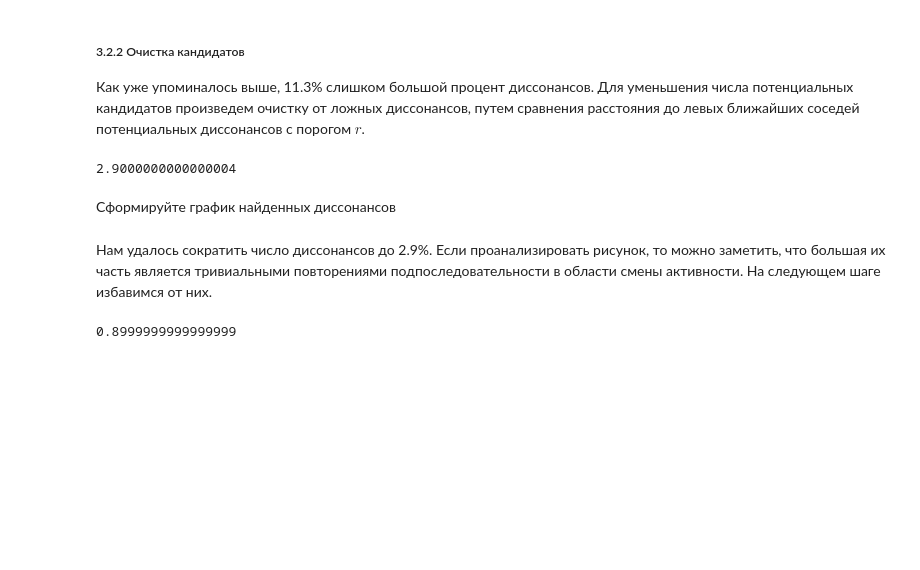
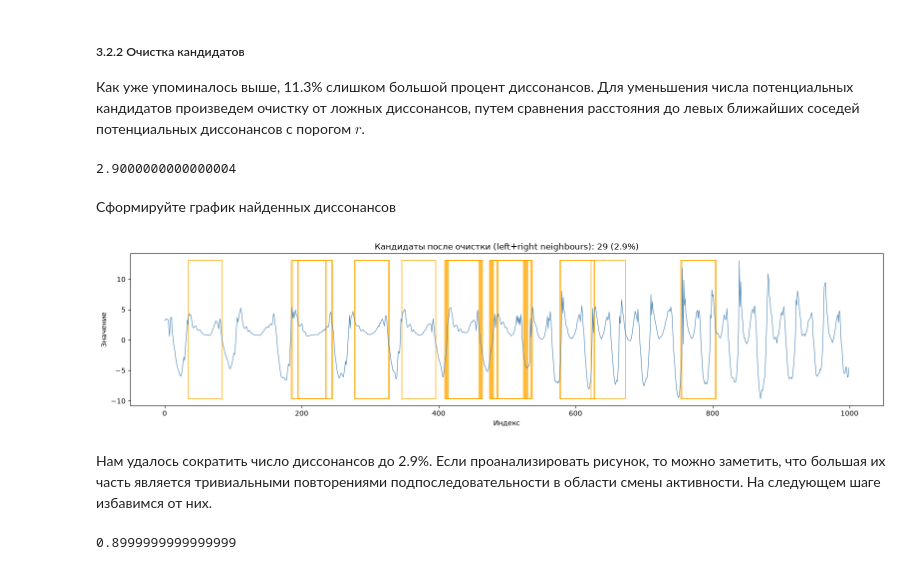
Before and after one commit to Moss847/2026-Khudoyan-TimeSeriesCourse, a Jupyter notebook: practice/03 Discords/03 Discords.ipynb, the cells around one changed output. Cells and saved outputs as stored; diff of their text form; code cells hidden in the pictures; blank space fills up the shorter version.

```diff
--- a/practice/03 Discords/03 Discords.ipynb
+++ b/practice/03 Discords/03 Discords.ipynb
@@ -338,7 +370,29 @@ len(cands)/len(data)*100
 # %% [markdown]
 Сформируйте график найденных диссонансов
 # %%
-# INSERT YOUR CODE
+fig, ax = plt.subplots(figsize=(16, 4))
+
+ax.plot(data, color='steelblue', linewidth=0.8, label='Ряд')
+
+for pos in cands:
+    ax.add_patch(Rectangle(
+        (pos, data.min()),
+        m,
+        data.max() - data.min(),
+        linewidth=1.2,
+        edgecolor='orange',
+        facecolor='none',
+        alpha=0.8
+    ))
+
+ax.set_title(f'Кандидаты после очистки (left+right neighbours): '
+             f'{len(cands)} ({len(cands)/len(data)*100:.1f}%)')
+ax.set_xlabel('Индекс')
+ax.set_ylabel('Значение')
+plt.tight_layout()
+plt.show()
+# %% [output]
+[figure, added]
 # %% [markdown]
 Нам удалось сократить число диссонансов до 2.9%. Если проанализировать рисунок, то можно заметить, что большая их часть является тривиальными повторениями подпоследовательности в области смены активности. На следующем шаге избавимся от них.
 # %%
```
Also changed, not shown: parts of 13 cells of this notebook.
